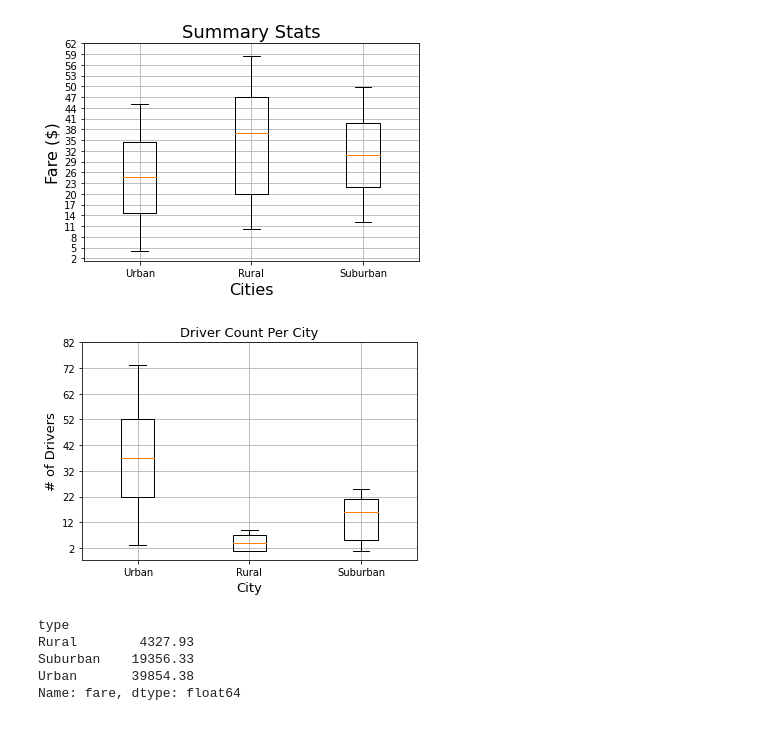
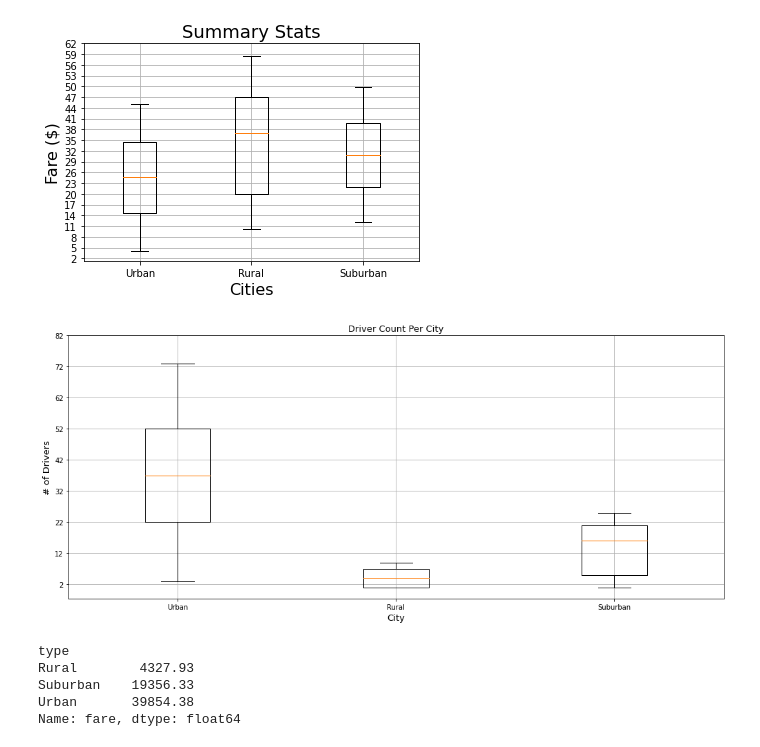
Before and after one commit to lopez-Luis89/PyBer_Analysis, a Jupyter notebook: Pyber1.ipynb, the cells around one changed output. Saved outputs shown, nothing was run; the diff lists cells and outputs as text; code cells hidden in the pictures.

```diff
--- a/Pyber1.ipynb
+++ b/Pyber1.ipynb
@@ -430,17 +430,17 @@ Name: fare, dtype: float64
 [figure]
 # %%
 x_labels = ['Urban','Rural', 'Suburban']
-fig, ax = plt.subplots()
+fig, ax = plt.subplots(figsize = (17,7))
 ax.boxplot([urban_drivers, rural_drivers, suburban_drivers], labels = x_labels)
 ax.set_yticks(np.arange(2,85,step = 10))
 ax.set_ylabel('# of Drivers', size = 13)
 ax.set_xlabel('City', size = 13)
 ax.grid()
 ax.set_title('Driver Count Per City', size = 13)
 plt.savefig('Whisker Driver')
 plt.show()
 # %% [output]
-[figure, old version]
+[figure, new version]
 # %%
 # Filtering Types to Create Pie Chart
 # %%
```
Also changed, not shown: parts of 4 cells of this notebook, 1 other file.
